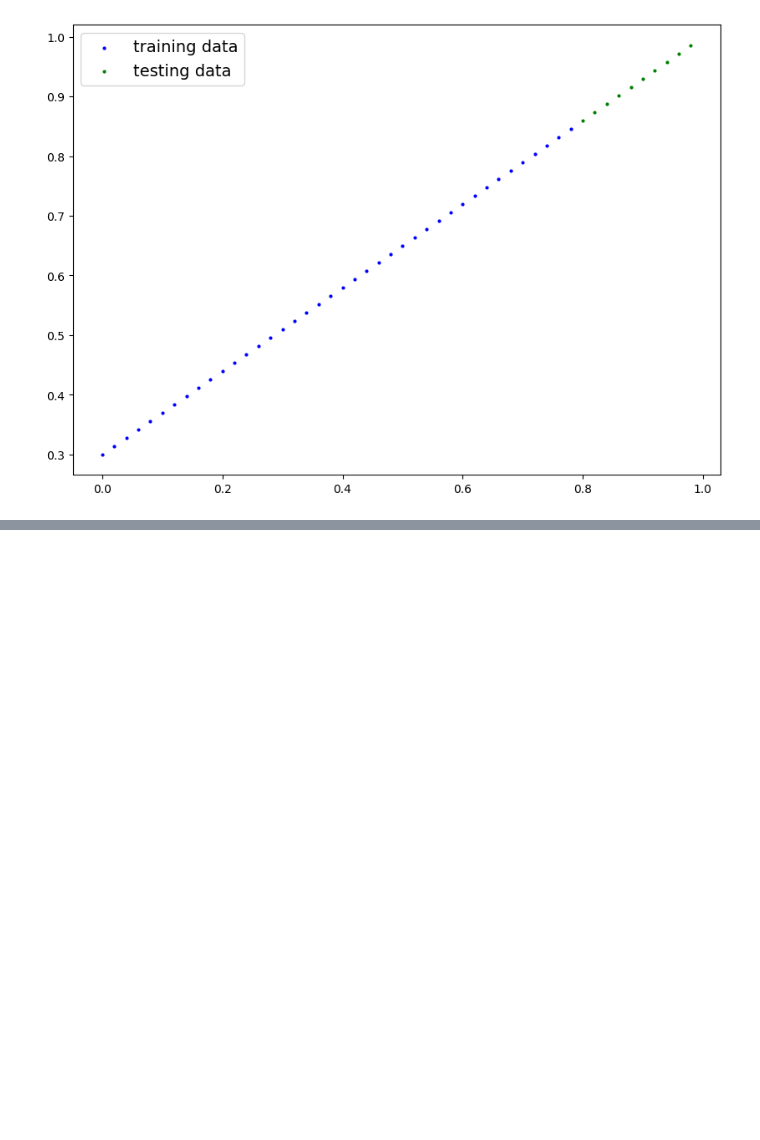
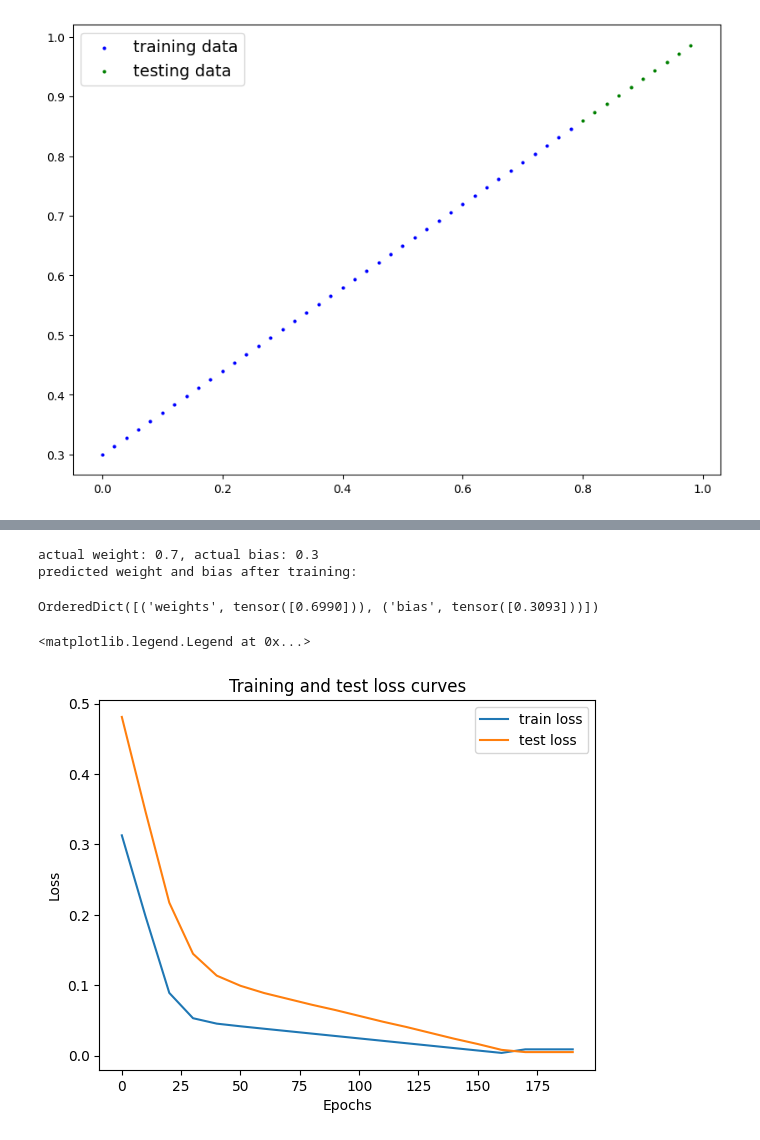
Before and after one commit to asadiv/Pytorch, a Jupyter notebook: 01_pytorch_workflow.ipynb, the cells around one changed output, grey strips where cells are left out. Cells and saved outputs as stored; diff of their text form; code cells hidden in the pictures; blank space fills up the shorter version.

Commit message:
workflow: lossfun,optimizer, training and testing loop

```diff
--- a/01_pytorch_workflow.ipynb
+++ b/01_pytorch_workflow.ipynb
@@ -69,0 +123,33 @@ class LinearregModel(nn.module):
+# %%
+# now lets write training loop and test the model every 10 epochs
+torch.manual_seed(42)
+epochs = 200
+
+#store imp data
+epoch_count = []
+train_loss_list = []
+test_loss_list = []
+
+for epoch in range(epochs):
+    model0.train() # default mode - sets reqgrad to true
+    y_preds = model0(x_train)# forward pass
+    loss = loss_fn(y_preds,y_train)
+    optimizer.zero_grad() # sets previous grads to zero otherwise accumulates
+    loss.backward() # backpropagation - updates grads
+    optimizer.step() # param = param - lr*grad - gradient descent
+    #put in eval mode
+    model0.eval() # gets ready for evaluation nad turns off features like dropout
+    with torch.inference_mode(): # to disable autograd
+      test_preds = model0(x_test)
+      test_loss = loss_fn(test_preds,y_test)
+
+    if epoch % 10 == 0:
+      epoch_count.append(epoch)
+      train_loss_list.append(loss.item())
+      test_loss_list.append(test_loss.item())
+      #we could also write the following but for single values when we dont need numpy arrs for ops its better to use item()
+      # detach is used cuz if reqgrad is true, it wont convert to numpy. so detach removes connection from autograd
+      #.cpu() is ised cuz if on gpu it wil give error cuz numpy dont work on gpu
+      # train_loss_list.append(loss.detach().cpu().numpy())
+      # test_loss_list.append(test_loss.detach().cpu().numpy())
+      print(f"Epoch: {epoch}, train loss: {loss}, test loss: {test_loss}")
@@ -69,0 +177,19 @@ class LinearregModel(nn.module):
+# %%
+print(f"actual weight: {weight}, actual bias: {bias}")
+print("predicted weight and bias after training: ")
+model0.state_dict()
+# %% [output]
+actual weight: 0.7, actual bias: 0.3
+predicted weight and bias after training:
+OrderedDict([('weights', tensor([0.6990])), ('bias', tensor([0.3093]))])
+# %%
+# plot the losses
+plt.plot(epoch_count,train_loss_list,label="train loss")
+plt.plot(epoch_count,test_loss_list,label="test loss")
+plt.title("Training and test loss curves")
+plt.ylabel("Loss")
+plt.xlabel("Epochs")
+plt.legend()
+# %% [output]
+<matplotlib.legend.Legend at 0x...>
+[figure, added]
```
Also changed, not shown: parts of 10 cells of this notebook.
